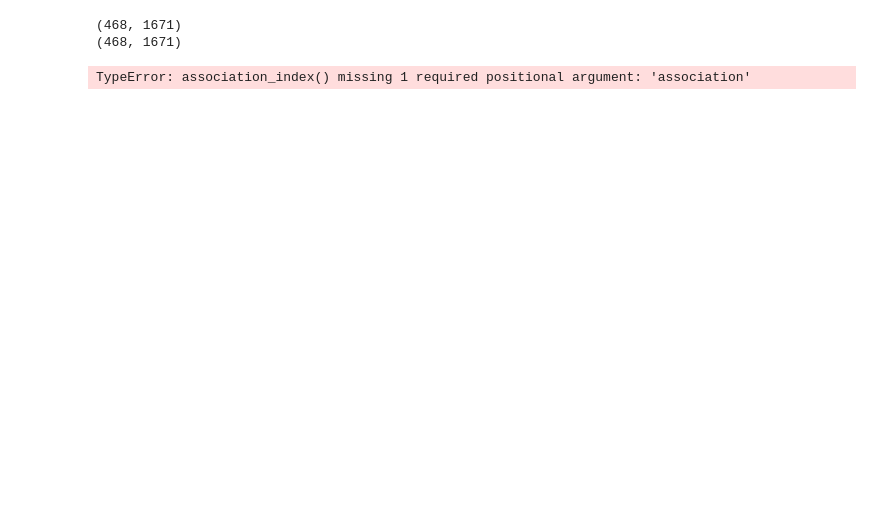
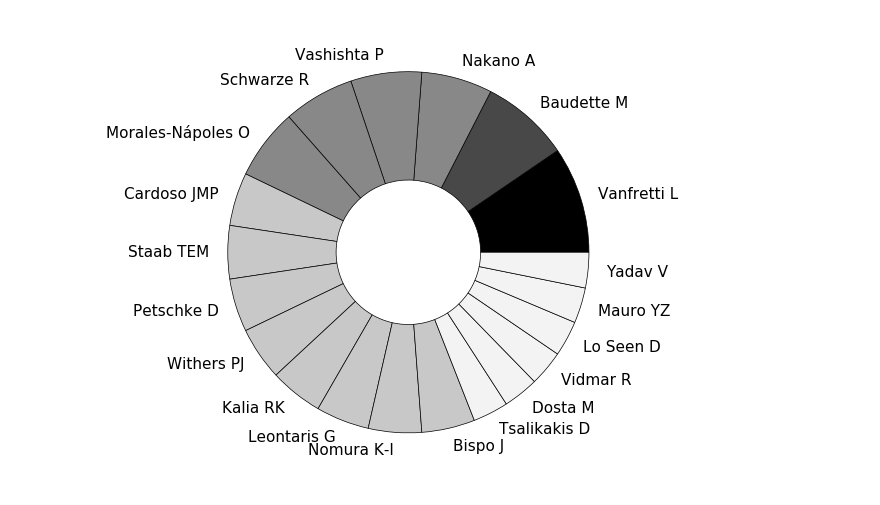
Before and after one commit to jdvelasq/techminer2, a Jupyter notebook: notebooks/debug.ipynb, the cells around one changed output. Saved outputs shown, nothing was run; the diff lists cells and outputs as text; code cells hidden in the pictures; blank space fills up the shorter version.

Commit message:
TermAnalyzer

```diff
--- a/notebooks/debug.ipynb
+++ b/notebooks/debug.ipynb
@@ -21,18 +21,30 @@ from techminer import *
 
 # wos_df = load_file(filepath="techminer/tests/data/savedrecs.txt", filetype="wos", datastorepath="./datastore")
 # dim_df = load_file(filepath="techminer/tests/data/dimensions.csv", filetype="dimensions", datastorepath="./datastore")
+# %%
+import os
+import sys
+
+currentdir = os.getcwd()
+parentdir = os.path.dirname(currentdir)
+sys.path.append(parentdir)
+
+from techminer import *
+
+TermAnalyzer(directory_or_records="../data/processed/debug", column='authors', top_by='num_records').wordcloud('num_records')
+# %% [output]
+[figure, added]
 # %%
-import os
-import sys
 
-currentdir = os.getcwd()
-parentdir = os.path.dirname(currentdir)
-sys.path.append(parentdir)
 
-from techminer import *
+
+
 
 # apply_thesaurus(directory_or_records="../data/processed/debug", thesaurus_filepath="../data/processed/debug/keywords.txt", input_column="author_keywords", output_column="author_keywords_thesaurus")
+# association_index(co_occurrence_matrix(directory_or_records="../data/processed/debug", column="author_keywords"), association='jaccard')
 # bradford_plot(directory_or_records="../data/processed/debug")
+# co_occurrence_matrix(directory_or_records="../data/processed/debug", column="author_keywords", by='author_keywords')
+# co_occurrence_matrix(directory_or_records="../data/processed/debug", column="author_keywords", by='countries')
 # core_authors(directory_or_records="../data/processed/debug")
 # core_sources(directory_or_records="../data/processed/debug")
 # coverage(directory_or_records="../data/processed/debug")
@@ -42,15 +54,9 @@ from techminer import *
 # most_cited_documents(directory_or_records="../data/processed/debug")
 # summary(directory_or_records="../data/processed/debug")
 # tf_matrix(directory_or_records="../data/processed/debug", column="author_keywords")
+# tfidf_matrix(tf_matrix(directory_or_records="../data/processed/debug", column="author_keywords"))
 # worldmap(count_documents_by_term(directory_or_records="../data/processed/debug", column="countries"))
-# tfidf_matrix(tf_matrix(directory_or_records="../data/processed/debug", column="author_keywords"))
-# co_occurrence_matrix(directory_or_records="../data/processed/debug", column="author_keywords", by='countries')
-# co_occurrence_matrix(directory_or_records="../data/processed/debug", column="author_keywords", by='author_keywords')
-association_index(co_occurrence_matrix(directory_or_records="../data/processed/debug", column="author_keywords"), association='jaccard')
+# collaboration_analysis(directory_or_records="../data/processed/debug", column="authors")
-# %% [output]
-(468, 1671)
-(468, 1671)
-TypeError: association_index() missing 1 required positional argument: 'association'
 # %%
 count_documents_by_term(directory_or_records="../data/processed/debug", column="country")
 # %%
```
Also changed, not shown: 36 other files.
